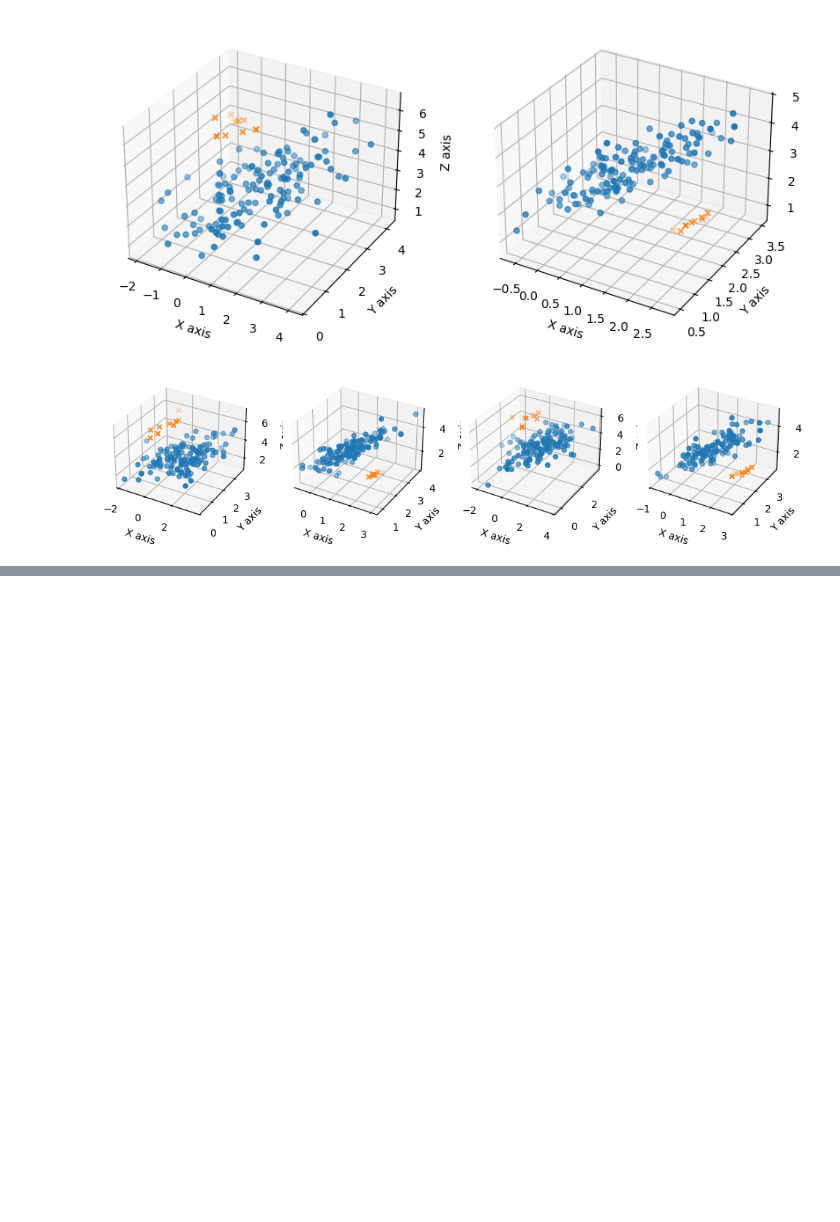
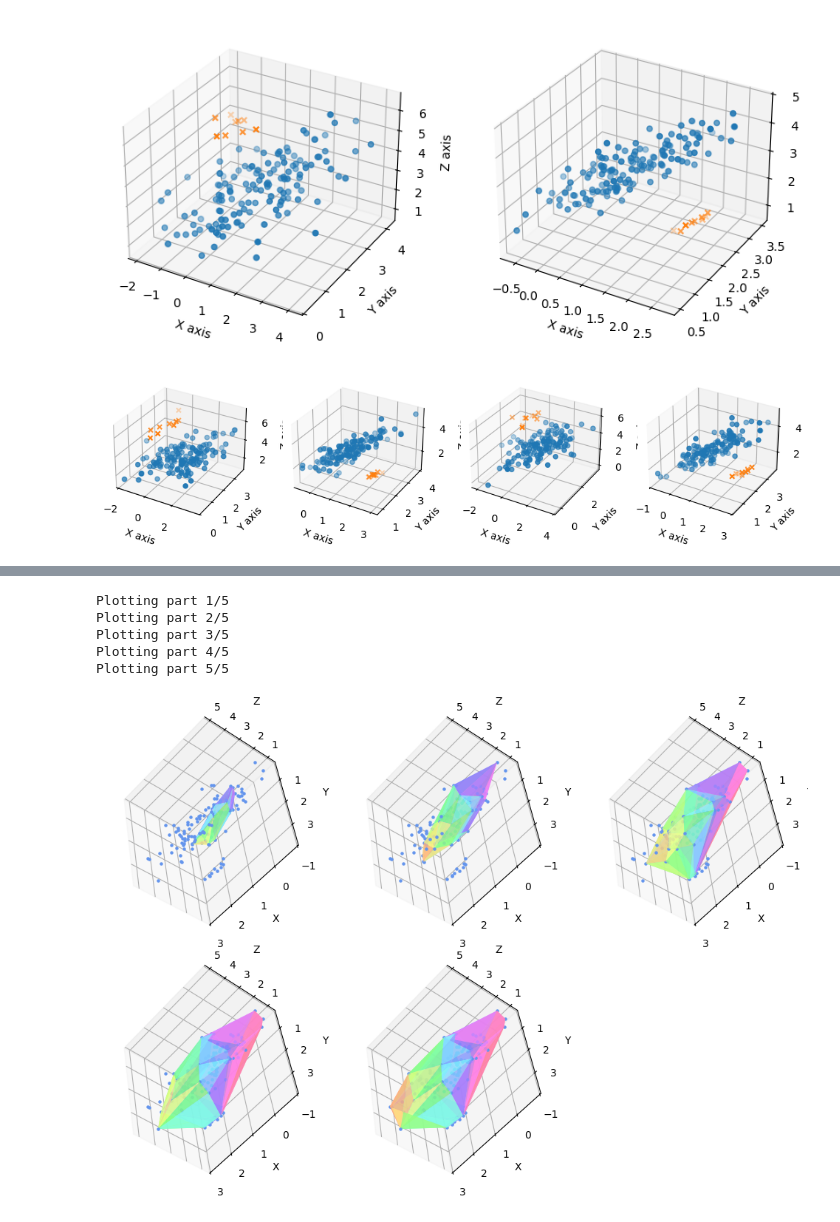
Before and after one commit to ananya-k15/data-depth, a Jupyter notebook: data_depth.ipynb, the cells around one changed output, grey strips where cells are left out. Cells and saved outputs as stored; diff of their text form; code cells hidden in the pictures; blank space fills up the shorter version.

```diff
--- a/data_depth.ipynb
+++ b/data_depth.ipynb
@@ -308,3 +375,50 @@ def plot_convex_hull(ax, points, all, view=[30, 45, 15]) :
     ax.set_xlabel('X')
     ax.set_ylabel('Y')
     ax.set_zlabel('Z')
+# %%
+
+# Function to plot the progession of convex hull according to data depth
+# given a dataset of points and their depths
+def convex_hull_progression(df, tolerance, rows=2, fig_size=(12, 8), view=[30, 120, 60]) :
+    # split dataset into n parts
+    # parts = split_dataset(df, 'depth', n)[::-1]
+    parts = split_dataframe_by_tolerance(df, 'depth', tolerance)[::-1]
+
+    # find number of columns
+    index, l = 0, len(parts)
+    columns = math.ceil(l/rows)
+
+    # creating figure according to given specifications
+    fig, axs = plt.subplots(rows, columns, figsize=fig_size, subplot_kw=dict(projection='3d'))
+
+    current_points = parts[0]
+    # We need a minimum of 4 points to construct a convex hull
+    if current_points.shape[0] < 4 :
+        current_points = pd.concat([parts[index], current_points])
+        index += 1
+
+    # add convex hull for each part to the figure
+    for i in range(rows) :
+        for j in range(columns) :
+            if index < l :
+                print(f"Plotting part {index + 1}/{l}")
+                current_points = pd.concat([parts[index], current_points])
+                plot_convex_hull(axs[i, j], current_points, df, view)
+                index += 1
+            else :
+                axs[i, j].axis('off')
+    plt.show()
+# %%
+convex_hull_progression(df, tolerance) # default
+
+# try these out :
+# convex_hull_progression(df, tolerance, view=[30, 45, 120])
+# convex_hull_progression(df, half_tolerance, rows=2, fig_size=(12, 8))
+# convex_hull_progression(df, third_tol, rows=3, fig_size=(12, 12))
+# %% [output]
+Plotting part 1/5
+Plotting part 2/5
+Plotting part 3/5
+Plotting part 4/5
+Plotting part 5/5
+[figure, added]
```
Also changed, not shown: parts of 11 cells of this notebook, 11 other files.
